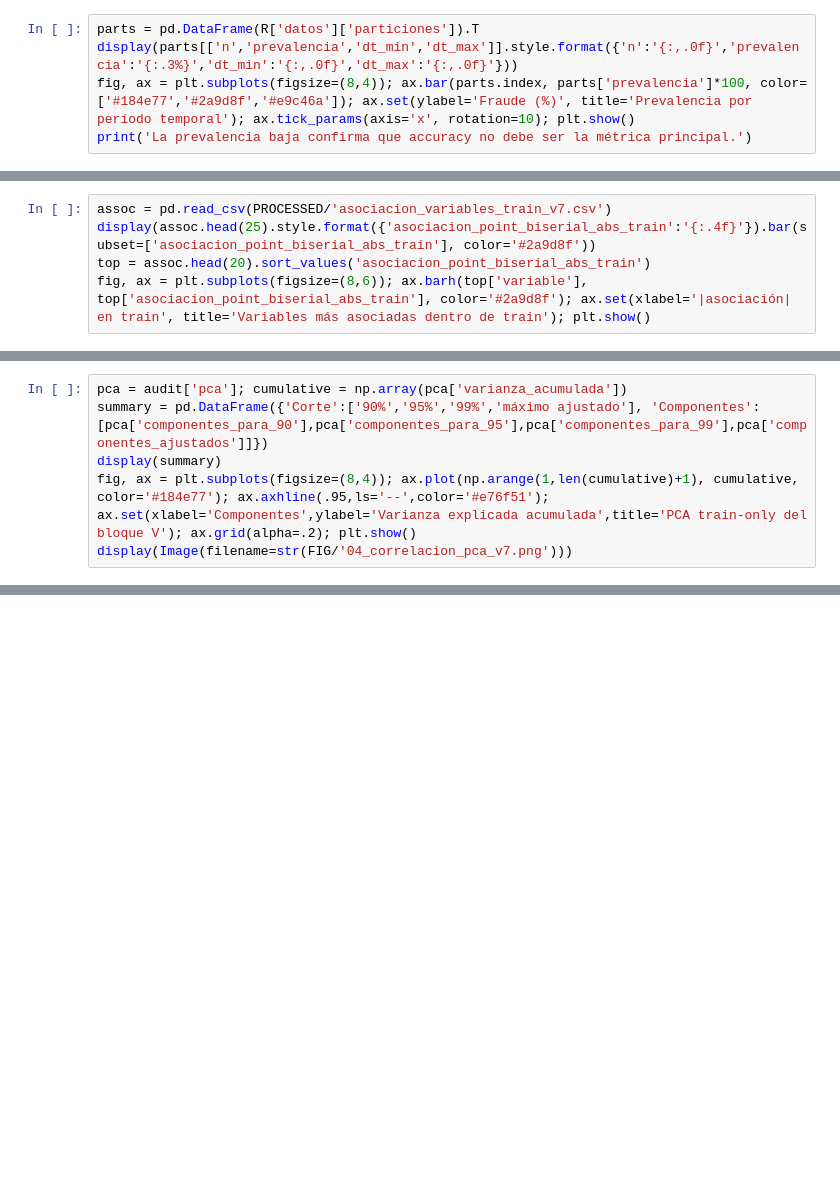
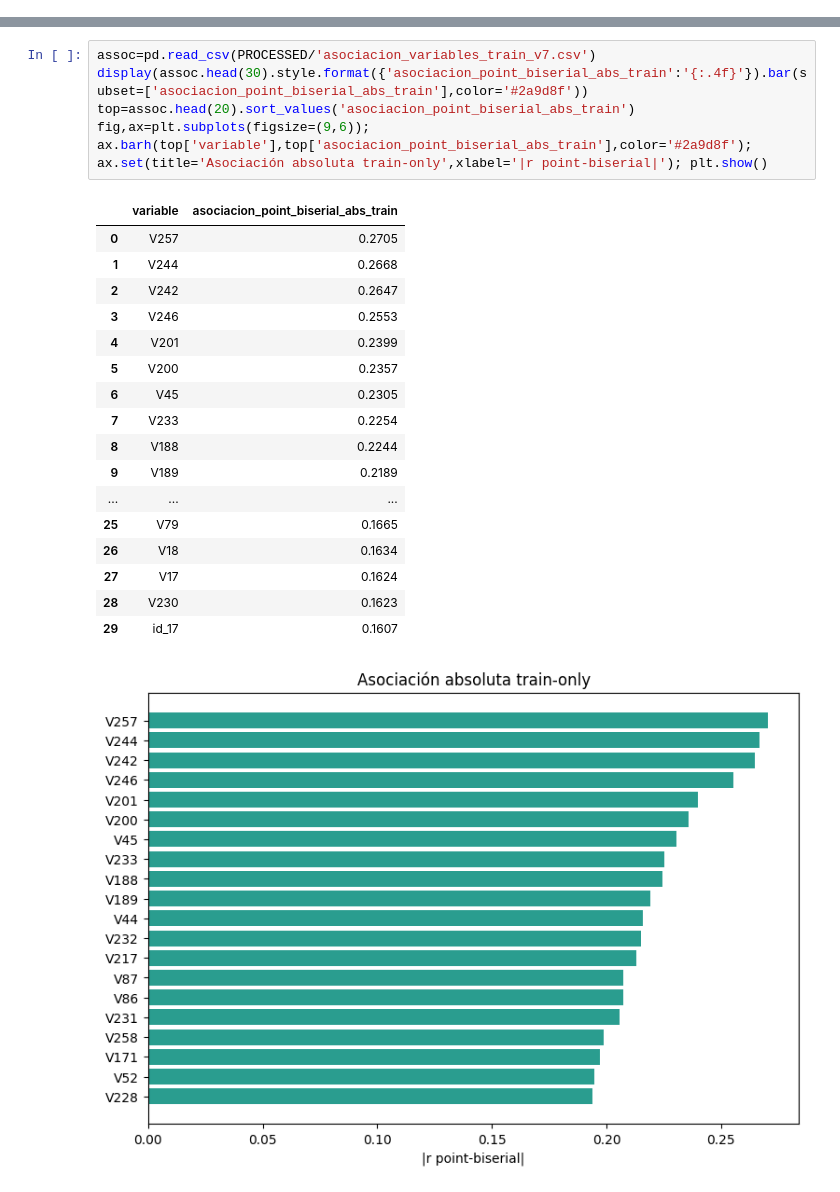
Before and after one commit to DanielBarillasM/Proyecto-1_Grupo-1_DLYSI_Sec-30, a Jupyter notebook: entregables/cuaderno/v7/EDA_IEEE_CIS_Diagnostico_Datos_V7.ipynb, the cells around one changed output, grey strips where cells are left out. Drawn from its saved outputs; the diff is of its cells as text; blank space fills up the shorter version.

```diff
--- a/entregables/cuaderno/v7/EDA_IEEE_CIS_Diagnostico_Datos_V7.ipynb
+++ b/entregables/cuaderno/v7/EDA_IEEE_CIS_Diagnostico_Datos_V7.ipynb
@@ -159,5 +0,0 @@ Eliminadas por constancia en train: C_missing_v7, V107
-# %%
-parts = pd.DataFrame(R['datos']['particiones']).T
-display(parts[['n','prevalencia','dt_min','dt_max']].style.format({'n':'{:,.0f}','prevalencia':'{:.3%}','dt_min':'{:,.0f}','dt_max':'{:,.0f}'}))
-fig, ax = plt.subplots(figsize=(8,4)); ax.bar(parts.index, parts['prevalencia']*100, color=['#184e77','#2a9d8f','#e9c46a']); ax.set(ylabel='Fraude (%)', title='Prevalencia por período temporal'); ax.tick_params(axis='x', rotation=10); plt.show()
-print('La prevalencia baja confirma que accuracy no debe ser la métrica principal.')
@@ -188,5 +0,0 @@ La asociación point-biserial absoluta se usa como diagnóstico y para limitar c
-# %%
-assoc = pd.read_csv(PROCESSED/'asociacion_variables_train_v7.csv')
-display(assoc.head(25).style.format({'asociacion_point_biserial_abs_train':'{:.4f}'}).bar(subset=['asociacion_point_biserial_abs_train'], color='#2a9d8f'))
-top = assoc.head(20).sort_values('asociacion_point_biserial_abs_train')
-fig, ax = plt.subplots(figsize=(8,6)); ax.barh(top['variable'], top['asociacion_point_biserial_abs_train'], color='#2a9d8f'); ax.set(xlabel='|asociación| en train', title='Variables más asociadas dentro de train'); plt.show()
@@ -242,6 +0,0 @@ PCA encuentra componentes $\mathbf z=\mathbf W^\top(\mathbf x-\boldsymbol\mu)$ q
-# %%
-pca = audit['pca']; cumulative = np.array(pca['varianza_acumulada'])
-summary = pd.DataFrame({'Corte':['90%','95%','99%','máximo ajustado'], 'Componentes':[pca['componentes_para_90'],pca['componentes_para_95'],pca['componentes_para_99'],pca['componentes_ajustados']]})
-display(summary)
-fig, ax = plt.subplots(figsize=(8,4)); ax.plot(np.arange(1,len(cumulative)+1), cumulative, color='#184e77'); ax.axhline(.95,ls='--',color='#e76f51'); ax.set(xlabel='Componentes',ylabel='Varianza explicada acumulada',title='PCA train-only del bloque V'); ax.grid(alpha=.2); plt.show()
-display(Image(filename=str(FIG/'04_correlacion_pca_v7.png')))
@@ -265,0 +150,24 @@ display(Image(filename=str(FIG/'04_correlacion_pca_v7.png')))
+# %%
+assoc=pd.read_csv(PROCESSED/'asociacion_variables_train_v7.csv')
+display(assoc.head(30).style.format({'asociacion_point_biserial_abs_train':'{:.4f}'}).bar(subset=['asociacion_point_biserial_abs_train'],color='#2a9d8f'))
+top=assoc.head(20).sort_values('asociacion_point_biserial_abs_train')
+fig,ax=plt.subplots(figsize=(9,6)); ax.barh(top['variable'],top['asociacion_point_biserial_abs_train'],color='#2a9d8f'); ax.set(title='Asociación absoluta train-only',xlabel='|r point-biserial|'); plt.show()
+# %% [output]
+|  | variable | asociacion_point_biserial_abs_train |
+| 0 | V257 | 0.2705 |
+| 1 | V244 | 0.2668 |
+| 2 | V242 | 0.2647 |
+| 3 | V246 | 0.2553 |
+| 4 | V201 | 0.2399 |
+| 5 | V200 | 0.2357 |
+| 6 | V45 | 0.2305 |
+| 7 | V233 | 0.2254 |
+| 8 | V188 | 0.2244 |
+| 9 | V189 | 0.2189 |
+| ... | ... | ... |
+| 25 | V79 | 0.1665 |
+| 26 | V18 | 0.1634 |
+| 27 | V17 | 0.1624 |
+| 28 | V230 | 0.1623 |
+| 29 | id_17 | 0.1607 |
+[figure, added]
```
Also changed, not shown: parts of 34 cells of this notebook, 17 other files.
